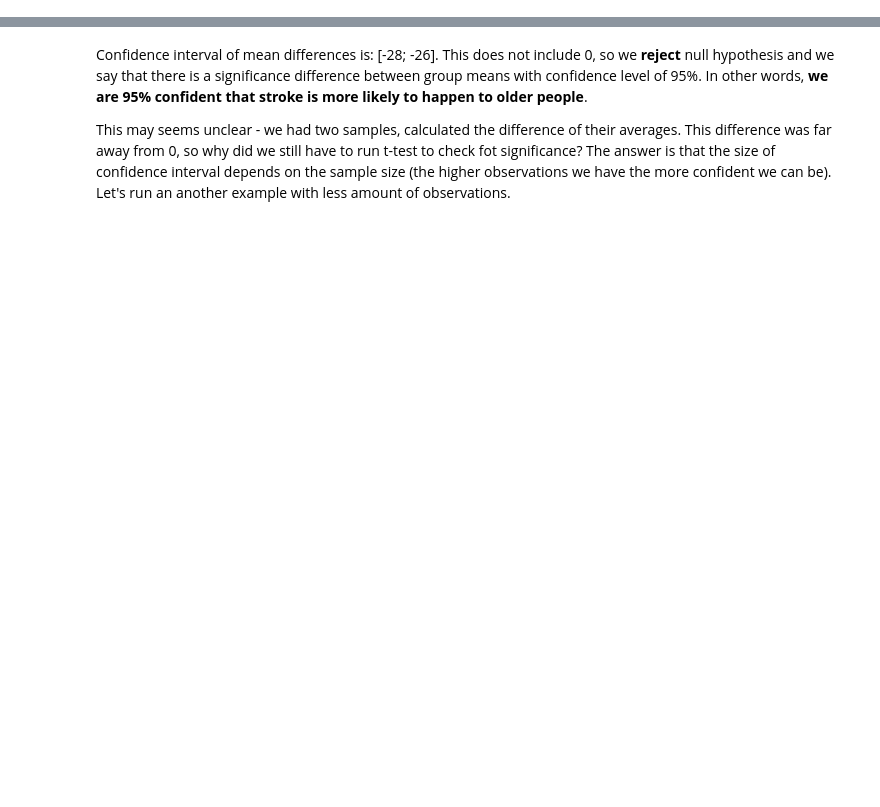
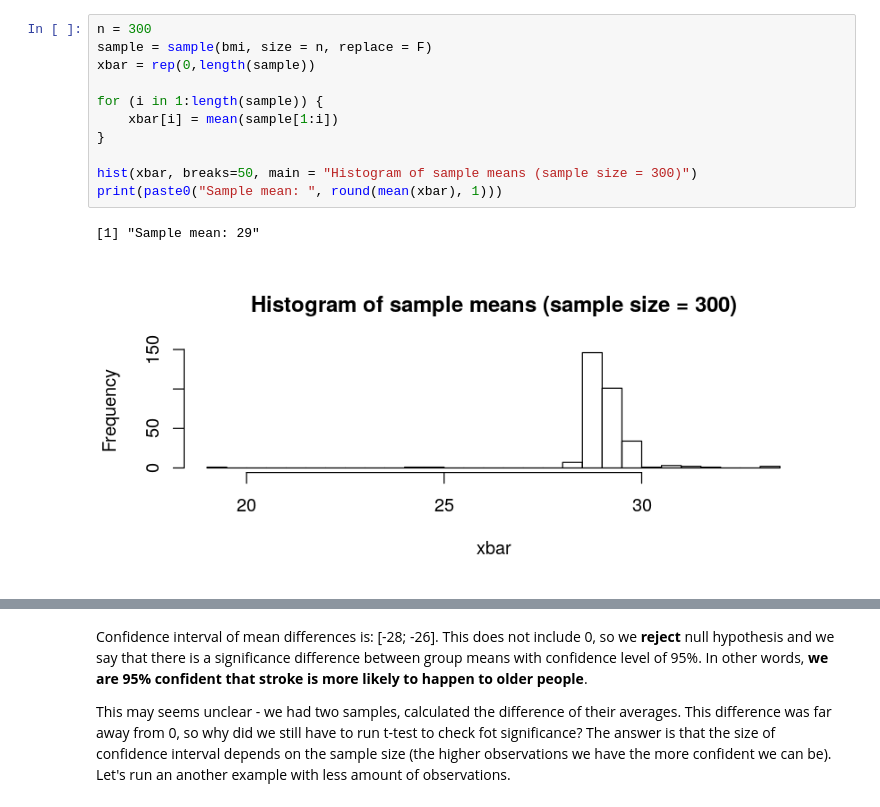
Before and after one commit to ahmetgunduz/biostatistics-in-r, a Jupyter notebook: biostatistics_pt2.ipynb, the cells around one changed output, grey strips where cells are left out. Cells and saved outputs as stored; diff of their text form; blank space fills up the shorter version.

```diff
--- a/biostatistics_pt2.ipynb
+++ b/biostatistics_pt2.ipynb
@@ -105,0 +166,14 @@ curve(dnorm(x, mean = mu_hat, sd = error), add = T)
+# %%
+n = 300
+sample = sample(bmi, size = n, replace = F)
+xbar = rep(0,length(sample))
+
+for (i in 1:length(sample)) {
+    xbar[i] = mean(sample[1:i])
+}
+
+hist(xbar, breaks=50, main = "Histogram of sample means (sample size = 300)")
+print(paste0("Sample mean: ", round(mean(xbar), 1)))
+# %% [output]
+[1] "Sample mean: 29"
+[figure, added]
```
Also changed, not shown: parts of 43 cells of this notebook.
